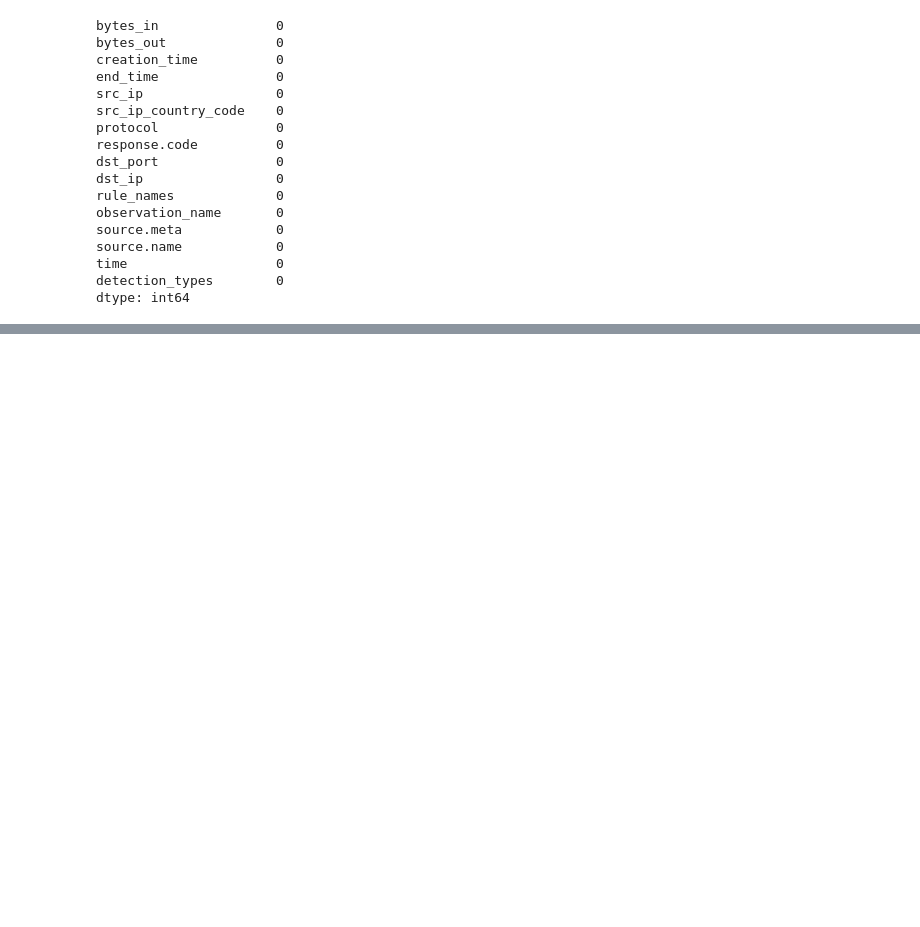
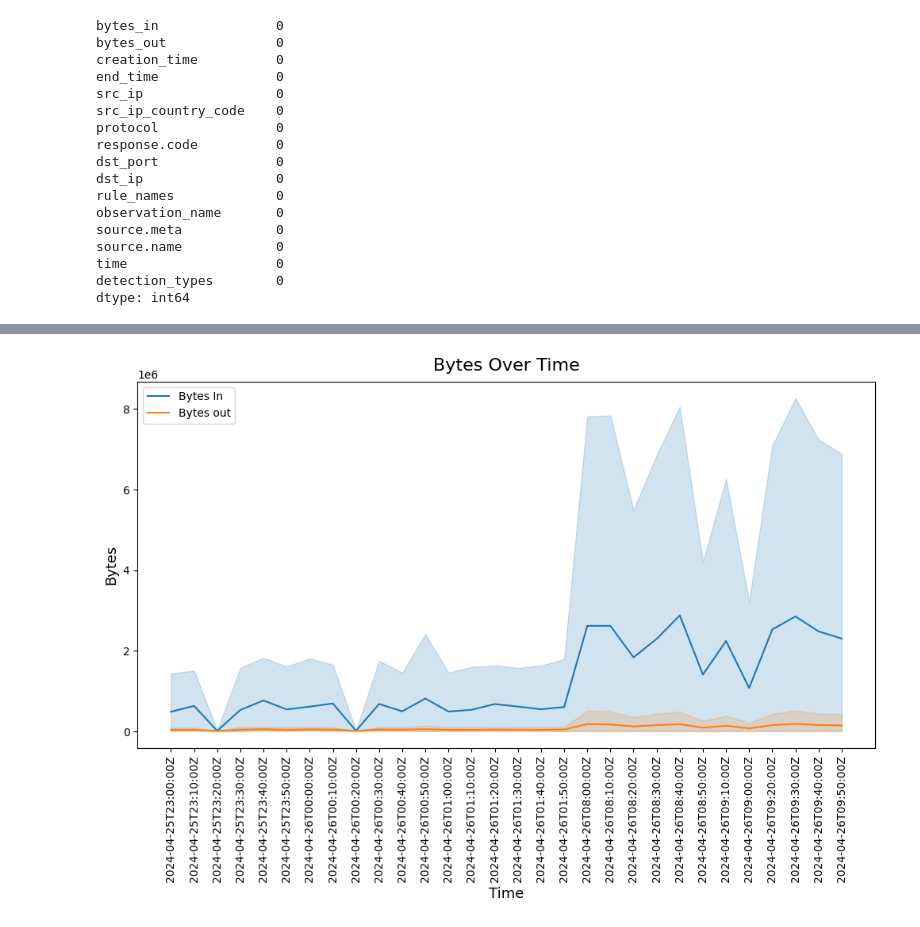
Before and after one commit to Christophermathai/Web-Threat-Analysis, a Jupyter notebook: Web Threat Analysis.ipynb, the cells around one changed output, grey strips where cells are left out. Saved outputs shown, nothing was run; the diff lists cells and outputs as text; code cells hidden in the pictures; blank space fills up the shorter version.

```diff
--- a/Web Threat Analysis.ipynb
+++ b/Web Threat Analysis.ipynb
@@ -79,0 +126,13 @@ Index(['bytes_in', 'bytes_out', 'creation_time', 'end_time', 'src_ip',
+# %%
+plt.figure(figsize=(12, 6))
+sb.lineplot(x='st',y='bytes_in',data=data, label='Bytes In')
+sb.lineplot(x='st',y='bytes_out',data=data, label='Bytes out')
+plt.legend()
+plt.title('Bytes Over Time',fontsize=16,pad=10)
+plt.xlabel("Time",fontsize=13)
+plt.ylabel("Bytes",fontsize=13)
+plt.xticks(rotation=90)
+plt.savefig('Outputs/Bytes Over Time.png')
+plt.show()
+# %% [output]
+[figure, added]
```
Also changed, not shown: parts of 15 cells of this notebook, 6 other files.
